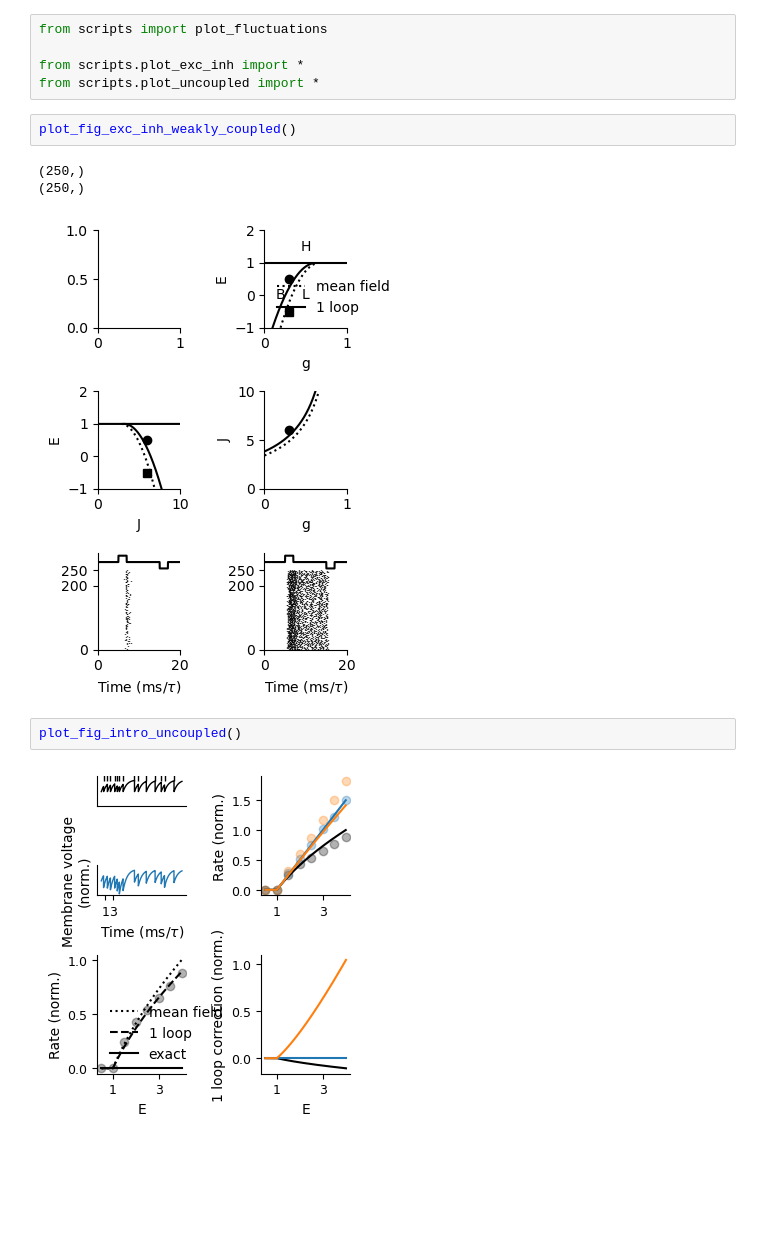
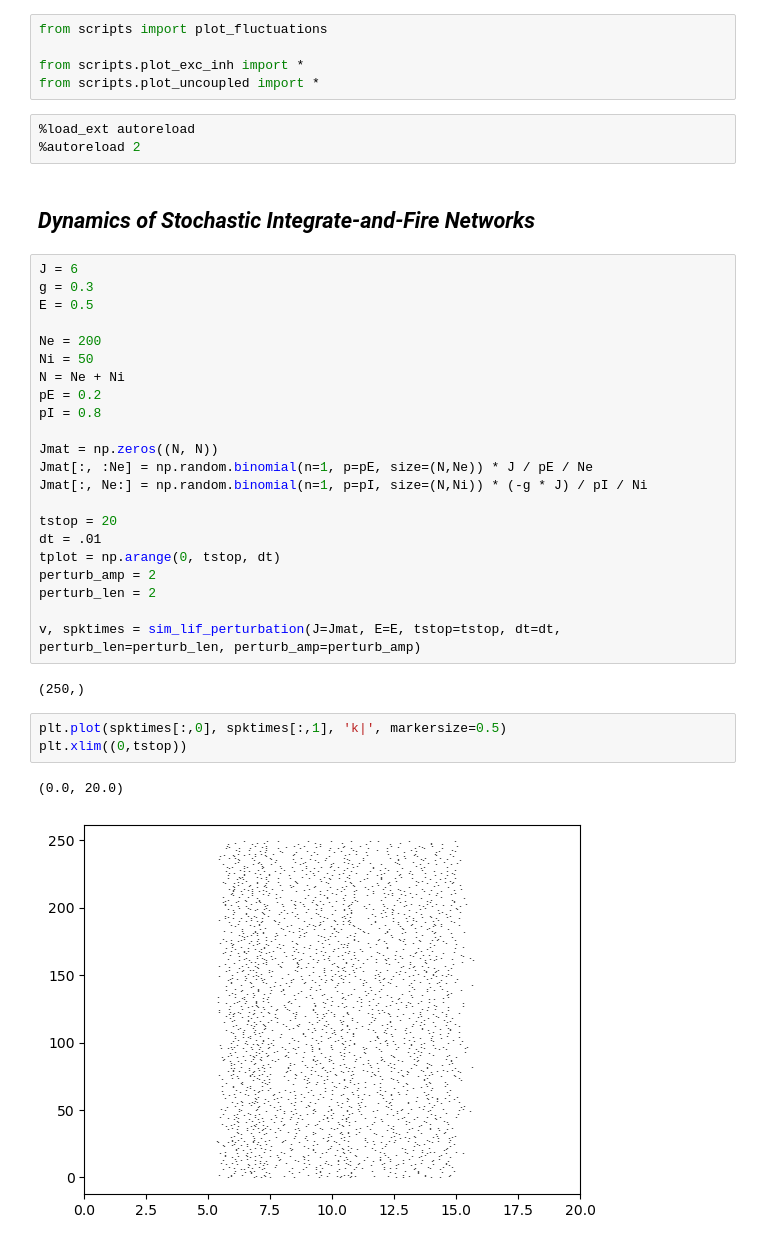
Before and after one commit to mateouma/lif_stochastic_decision, a Jupyter notebook: prelim_analysis.ipynb, the cells around one changed output. Saved outputs shown, nothing was run; the diff lists cells and outputs as text; blank space fills up the shorter version.

```diff
--- a/prelim_analysis.ipynb
+++ b/prelim_analysis.ipynb
@@ -17,13 +17,38 @@ from scripts import plot_fluctuations
 
 from scripts.plot_exc_inh import *
 from scripts.plot_uncoupled import *
-# %%
-plot_fig_exc_inh_weakly_coupled()
-# %% [output]
-(250,)
-(250,)
-[figure, removed]
-# %%
-plot_fig_intro_uncoupled()
-# %% [output]
-[figure, removed]
+# %%
+%load_ext autoreload
+%autoreload 2
+# %% [markdown]
+## *Dynamics of Stochastic Integrate-and-Fire Networks*
+# %%
+J = 6
+g = 0.3
+E = 0.5
+
+Ne = 200
+Ni = 50
+N = Ne + Ni
+pE = 0.2
+pI = 0.8
+
+Jmat = np.zeros((N, N))
+Jmat[:, :Ne] = np.random.binomial(n=1, p=pE, size=(N,Ne)) * J / pE / Ne
+Jmat[:, Ne:] = np.random.binomial(n=1, p=pI, size=(N,Ni)) * (-g * J) / pI / Ni
+
+tstop = 20
+dt = .01
+tplot = np.arange(0, tstop, dt)
+perturb_amp = 2
+perturb_len = 2
+
+v, spktimes = sim_lif_perturbation(J=Jmat, E=E, tstop=tstop, dt=dt, perturb_len=perturb_len, perturb_amp=perturb_amp)
+# %% [output]
+(250,)
+# %%
+plt.plot(spktimes[:,0], spktimes[:,1], 'k|', markersize=0.5)
+plt.xlim((0,tstop))
+# %% [output]
+(0.0, 20.0)
+[figure, added]
```
Also changed, not shown: parts of 16 cells of this notebook, 1 other file.
